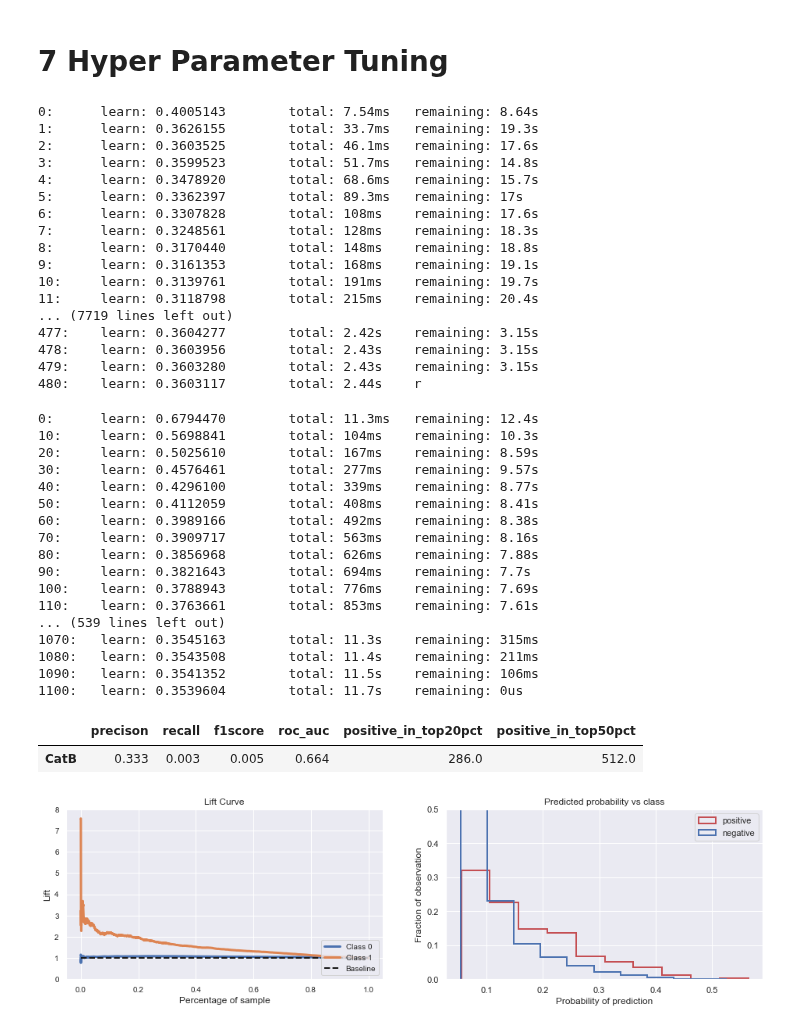
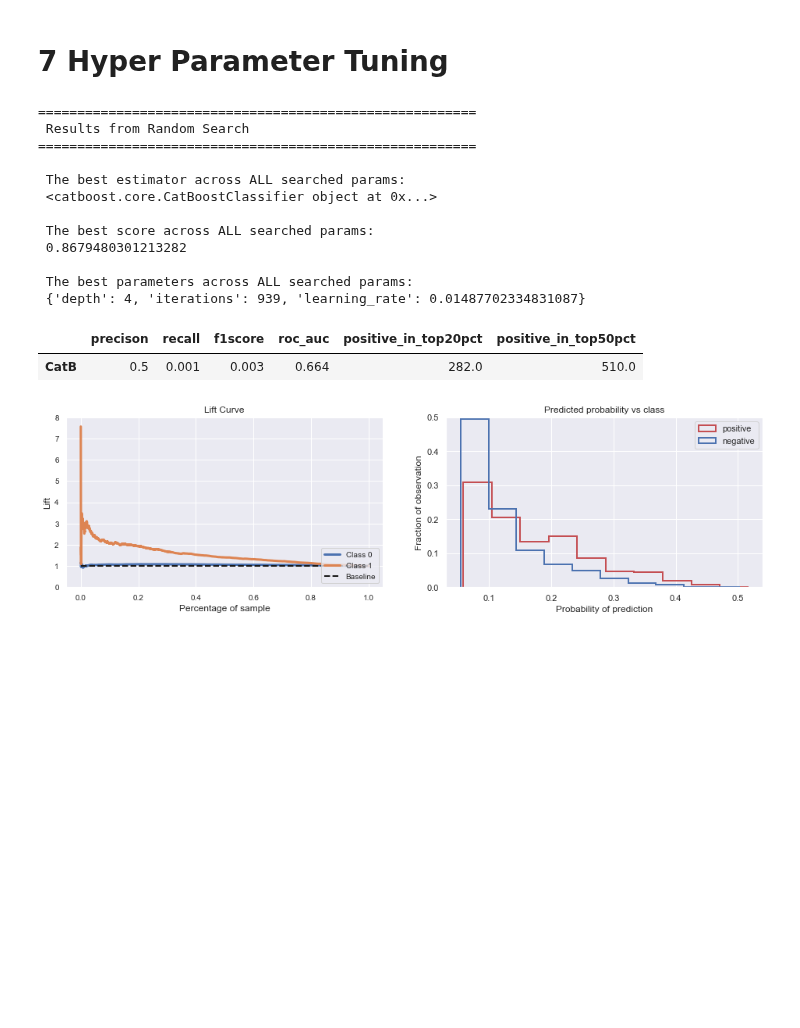
Before and after one commit to yoyo6022/Detecting_Potential_Candidate_Springboard_Capstone2, a Jupyter notebook: notebooks/Detecting Potential Candidate_Part3_Model CatBoost.ipynb, the cells around one changed output. Drawn from its saved outputs; the diff is of its cells as text; code cells hidden in the pictures; blank space fills up the shorter version.

```diff
--- a/notebooks/Detecting Potential Candidate_Part3_Model CatBoost.ipynb
+++ b/notebooks/Detecting Potential Candidate_Part3_Model CatBoost.ipynb
@@ -123,7 +123,7 @@ def trainmodel_cv(model, n):
     for i, (train, test) in enumerate(cv.split(X_train, y_train)):
         X_train_fold, y_train_fold = X_train[train], y_train[train]
         X_test_fold, y_test_fold = X_train[test], y_train[test]
-        model.fit(X_train_fold, y_train_fold, cat_features = cat_features_indices, verbose=10)
+        model.fit(X_train_fold, y_train_fold, cat_features = cat_features_indices, silent=True)
 
     return model
 # %%
@@ -250,7 +216,7 @@ parameters = {'depth'         : sp_randInt(4, 10),
               'iterations'    : sp_randInt(900, 1200)
                  }
 
-randm = RandomizedSearchCV(estimator=CatBoostClassifier(), param_distributions = parameters,
+randm = RandomizedSearchCV(estimator=CatBoostClassifier(silent=True), param_distributions = parameters,
                            cv = 3)
 randm.fit(X_train, y_train,cat_features= cat_features_indices)
 
@@ -268,48 +234,26 @@ print("\n The best score across ALL searched params:\n",
 print("\n The best parameters across ALL searched params:\n",
       randm.best_params_)
 # %% [output]
-0:      learn: 0.4005143        total: 7.54ms   remaining: 8.64s
-1:      learn: 0.3626155        total: 33.7ms   remaining: 19.3s
-2:      learn: 0.3603525        total: 46.1ms   remaining: 17.6s
-3:      learn: 0.3599523        total: 51.7ms   remaining: 14.8s
-4:      learn: 0.3478920        total: 68.6ms   remaining: 15.7s
-5:      learn: 0.3362397        total: 89.3ms   remaining: 17s
-6:      learn: 0.3307828        total: 108ms    remaining: 17.6s
-7:      learn: 0.3248561        total: 128ms    remaining: 18.3s
-8:      learn: 0.3170440        total: 148ms    remaining: 18.8s
-9:      learn: 0.3161353        total: 168ms    remaining: 19.1s
-10:     learn: 0.3139761        total: 191ms    remaining: 19.7s
-11:     learn: 0.3118798        total: 215ms    remaining: 20.4s
-... (7719 lines left out)
-477:    learn: 0.3604277        total: 2.42s    remaining: 3.15s
-478:    learn: 0.3603956        total: 2.43s    remaining: 3.15s
-479:    learn: 0.3603280        total: 2.43s    remaining: 3.15s
-480:    learn: 0.3603117        total: 2.44s    r
+========================================================
+ Results from Random Search
+========================================================
+
+ The best estimator across ALL searched params:
+ <catboost.core.CatBoostClassifier object at 0x...>
+
+ The best score across ALL searched params:
+ 0.8679480301213282
+
+ The best parameters across ALL searched params:
+ {'depth': 4, 'iterations': 939, 'learning_rate': 0.01487702334831087}
 # %%
 liftcurve_probahisto_score(trainmodel_cv,
-                           CatBoostClassifier(iterations=1101,  depth=4, learning_rate=0.0199),
+                           CatBoostClassifier(iterations=939,  depth=4, learning_rate=0.014877),
                            'CatB', 5, X_test, y_test, 8, 0.5)
 # %% [output]
-0:      learn: 0.6794470        total: 11.3ms   remaining: 12.4s
-10:     learn: 0.5698841        total: 104ms    remaining: 10.3s
-20:     learn: 0.5025610        total: 167ms    remaining: 8.59s
-30:     learn: 0.4576461        total: 277ms    remaining: 9.57s
-40:     learn: 0.4296100        total: 339ms    remaining: 8.77s
-50:     learn: 0.4112059        total: 408ms    remaining: 8.41s
-60:     learn: 0.3989166        total: 492ms    remaining: 8.38s
-70:     learn: 0.3909717        total: 563ms    remaining: 8.16s
-80:     learn: 0.3856968        total: 626ms    remaining: 7.88s
-90:     learn: 0.3821643        total: 694ms    remaining: 7.7s
-100:    learn: 0.3788943        total: 776ms    remaining: 7.69s
-110:    learn: 0.3763661        total: 853ms    remaining: 7.61s
-... (539 lines left out)
-1070:   learn: 0.3545163        total: 11.3s    remaining: 315ms
-1080:   learn: 0.3543508        total: 11.4s    remaining: 211ms
-1090:   learn: 0.3541352        total: 11.5s    remaining: 106ms
-1100:   learn: 0.3539604        total: 11.7s    remaining: 0us
 |  | precison | recall | f1score | roc_auc | positive_in_top20pct | positive_in_top50pct |
-| CatB | 0.333 | 0.003 | 0.005 | 0.664 | 286.0 | 512.0 |
+| CatB | 0.5 | 0.001 | 0.003 | 0.664 | 282.0 | 510.0 |
-[figure, old version]
+[figure, new version]
 # %%
 # get feature importance for catboost on train dataset
 from catboost import Pool
```
Also changed, not shown: parts of 5 cells of this notebook.
